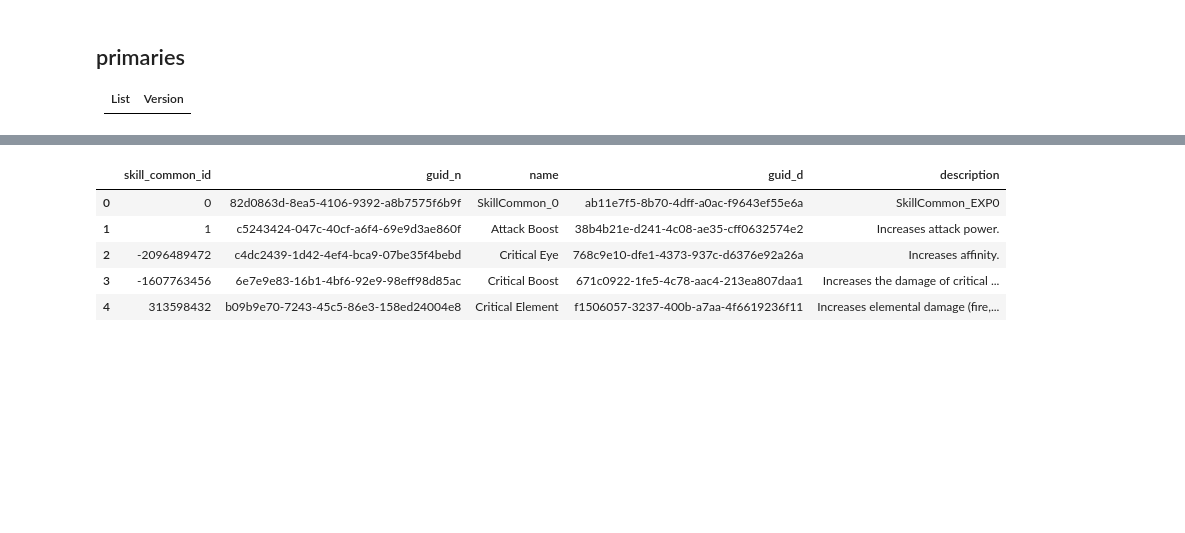
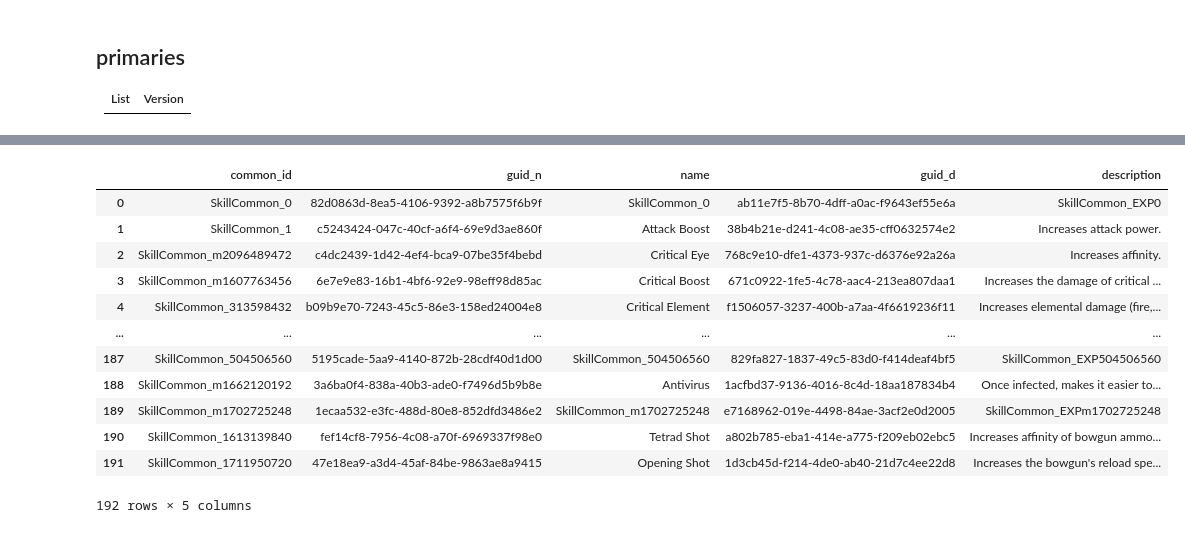
Before and after one commit to NoswalDev/MHRice_Wrangler, a Jupyter notebook: MHWilds_Skills.ipynb, the cells around one changed output, grey strips where cells are left out. Saved outputs shown, nothing was run; the diff lists cells and outputs as text; code cells hidden in the pictures; blank space fills up the shorter version.

```diff
--- a/MHWilds_Skills.ipynb
+++ b/MHWilds_Skills.ipynb
@@ -45,46 +59,57 @@ with urllib.request.urlopen(url) as page:
 sect = raw.get('entries')
 df = pd.json_normalize(sect)
 
 # pull english names
 df['content'] = df['content'].str[1]
 
 #separate names and descriptions
 df_1 = df[~df['name'].str.contains('EXP')].copy()
 df_2 = df[df['name'].str.contains('EXP')].copy()
 
 #normalize naming
 df_1.rename(columns={'name':'id','content':'name', 'guid':'guid_n'}, inplace=True)
 df_2['name'] = df_2['name'].str.replace('EXP','')
 df_2.rename(columns={'name':'id','content':'description', 'guid':'guid_d'}, inplace=True)
 
 #adjust content
 df_1['name'] = df_1['name'].str.replace('<COLOR FF0000>#Rejected#</COLOR> ','')
 df_2['description'] = df_2['description'].str.replace('<COLOR FF0000>#Rejected#</COLOR> ','')
 df_2['description'] = df_2['description'].str.replace(r'[\r\n]+', ' ', regex=True)
 df_2['description'] = df_2['description'].str.replace('<BOLD>','')
 df_2['description'] = df_2['description'].str.replace('</BOLD>','')
 
 #merge into final
-df_skill_common = pd.merge(df_1[['id','guid_n','name']], df_2[['id','guid_d','description']], on='id', how='left')
-df_skill_common.reset_index(drop=True, inplace=True)
+df = pd.merge(df_1[['id','guid_n','name']], df_2[['id','guid_d','description']], on='id', how='left')
+df.reset_index(drop=True, inplace=True)
 
 #dicts
-dict_common_names = dict(zip(df_skill_common['guid_n'], df_skill_common['name']))
-dict_common_desc = dict(zip(df_skill_common['guid_d'], df_skill_common['description']))
-dict_skill_common_id = dict(zip(df_skill_common['id'], df_skill_common['name']))
+dict_common_guid_names = dict(zip(df['guid_n'], df['name']))
+dict_common_guid_desc = dict(zip(df['guid_d'], df['description']))
+dict_common_id_names = dict(zip(df['id'], df['name']))
 
 #format skill common id
-df_skill_common['id'] = df_skill_common['id'].str.replace('SkillCommon_','')
-df_skill_common['id'] = df_skill_common['id'].str.replace('m','-')
-df_skill_common.rename(columns={'id':'skill_common_id'}, inplace=True)
+# df['id'] = df['id'].str.replace('SkillCommon_','')
+# df['id'] = df['id'].str.replace('m','-')
+# df.rename(columns={'id':'skill_common_id'}, inplace=True)
 
-df_skill_common.head()
+df.rename(columns={'id':'common_id'}, inplace=True)
+
+df_skill_common_ids = df.copy()
+
+df_skill_common_ids
 # df_skill_common.to_excel('text skill common.xlsx')
 # %% [output]
-|  | skill_common_id | guid_n | name | guid_d | description |
-| 0 | 0 | 82d0863d-8ea5-4106-9392-a8b7575f6b9f | SkillCommon_0 | ab11e7f5-8b70-4dff-a0ac-f9643ef55e6a | SkillCommon_EXP0 |
-| 1 | 1 | c5243424-047c-40cf-a6f4-69e9d3ae860f | Attack Boost | 38b4b21e-d241-4c08-ae35-cff0632574e2 | Increases attack power. |
-| 2 | -2096489472 | c4dc2439-1d42-4ef4-bca9-07be35f4bebd | Critical Eye | 768c9e10-dfe1-4373-937c-d6376e92a26a | Increases affinity. |
-| 3 | -1607763456 | 6e7e9e83-16b1-4bf6-92e9-98eff98d85ac | Critical Boost | 671c0922-1fe5-4c78-aac4-213ea807daa1 | Increases the damage of critical ... |
-| 4 | 313598432 | b09b9e70-7243-45c5-86e3-158ed24004e8 | Critical Element | f1506057-3237-400b-a7aa-4f6619236f11 | Increases elemental damage (fire,... |
+|  | common_id | guid_n | name | guid_d | description |
+| 0 | SkillCommon_0 | 82d0863d-8ea5-4106-9392-a8b7575f6b9f | SkillCommon_0 | ab11e7f5-8b70-4dff-a0ac-f9643ef55e6a | SkillCommon_EXP0 |
+| 1 | SkillCommon_1 | c5243424-047c-40cf-a6f4-69e9d3ae860f | Attack Boost | 38b4b21e-d241-4c08-ae35-cff0632574e2 | Increases attack power. |
+| 2 | SkillCommon_m2096489472 | c4dc2439-1d42-4ef4-bca9-07be35f4bebd | Critical Eye | 768c9e10-dfe1-4373-937c-d6376e92a26a | Increases affinity. |
+| 3 | SkillCommon_m1607763456 | 6e7e9e83-16b1-4bf6-92e9-98eff98d85ac | Critical Boost | 671c0922-1fe5-4c78-aac4-213ea807daa1 | Increases the damage of critical ... |
+| 4 | SkillCommon_313598432 | b09b9e70-7243-45c5-86e3-158ed24004e8 | Critical Element | f1506057-3237-400b-a7aa-4f6619236f11 | Increases elemental damage (fire,... |
+| ... | ... | ... | ... | ... | ... |
+| 187 | SkillCommon_504506560 | 5195cade-5aa9-4140-872b-28cdf40d1d00 | SkillCommon_504506560 | 829fa827-1837-49c5-83d0-f414deaf4bf5 | SkillCommon_EXP504506560 |
+| 188 | SkillCommon_m1662120192 | 3a6ba0f4-838a-40b3-ade0-f7496d5b9b8e | Antivirus | 1acfbd37-9136-4016-8c4d-18aa187834b4 | Once infected, makes it easier to... |
+| 189 | SkillCommon_m1702725248 | 1ecaa532-e3fc-488d-80e8-852dfd3486e2 | SkillCommon_m1702725248 | e7168962-019e-4498-84ae-3acf2e0d2005 | SkillCommon_EXPm1702725248 |
+| 190 | SkillCommon_1613139840 | fef14cf8-7956-4c08-a70f-6969337f98e0 | Tetrad Shot | a802b785-eba1-414e-a775-f209eb02ebc5 | Increases affinity of bowgun ammo... |
+| 191 | SkillCommon_1711950720 | 47e18ea9-a3d4-45af-84be-9863ae8a9415 | Opening Shot | 1d3cb45d-f214-4de0-ab40-21d7c4ee22d8 | Increases the bowgun's reload spe... |
+192 rows × 5 columns
 # %% [markdown]
```
Also changed, not shown: parts of 13 cells of this notebook.
